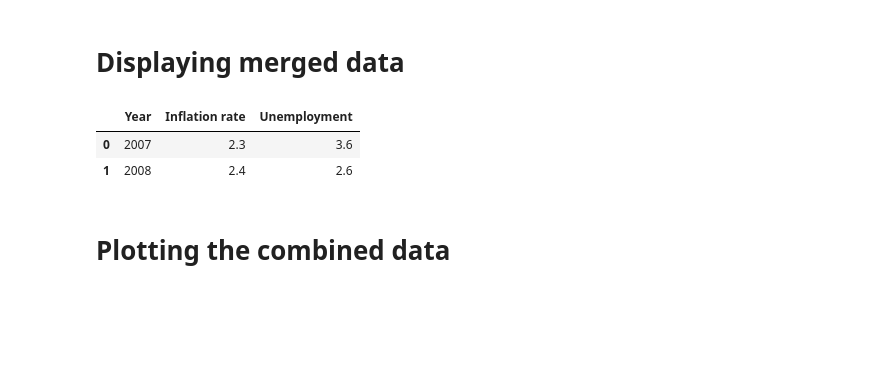
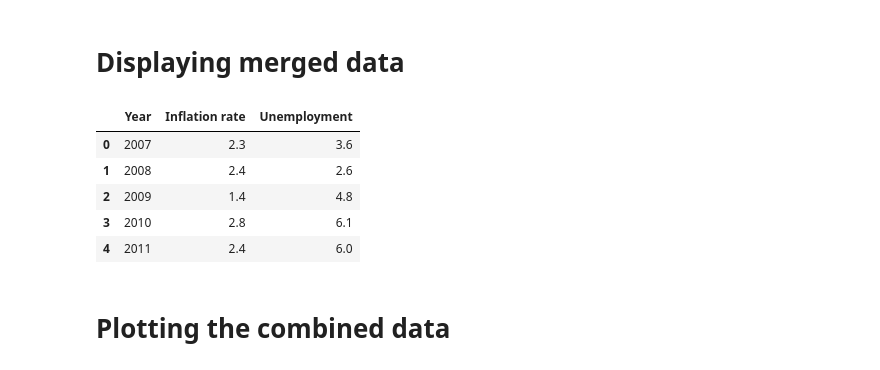
Before and after one commit to NumEconCopenhagen/projects-2024-sulaiman-phil-og-rabiah, a Jupyter notebook: dataproject/dataproject.ipynb, the cells around one changed output. Cells and saved outputs as stored; diff of their text form; code cells hidden in the pictures; blank space fills up the shorter version.

```diff
--- a/dataproject/dataproject.ipynb
+++ b/dataproject/dataproject.ipynb
@@ -56 +60,4 @@ PRIS111['Year'] = PRIS111['Year'].astype(int)
+# %%
+# Fetch and prepare the data
+inflation_data = fetch_and_prepare_data()
 # %%
@@ -100,5 +107,6 @@ unemp.sort_values(by='Year', inplace=True)
 ## Merging inflation- and unemployment data from Statistics Denmark
 # %%
 # Merging and sorting data
-merged = pd.merge(PRIS111, unemp, how='left', on=['Year'])
+merged = pd.merge(inflation_data, unemp, how='left', on='Year')
 merged.sort_values(by='Year', inplace=True)
+Combined_data = merged[['Year', 'Inflation rate', 'Unemployment']]
@@ -110,10 +114,13 @@ Combined_data = merged[['Year', 'Inflation rate', 'Unemployment']]
 # Displaying merged data
 # %%
 # Displaying the first few rows of the DataFrame
-Combined_data.head(2)
+display(Combined_data.head(5))
 # %% [output]
 |  | Year | Inflation rate | Unemployment |
 | 0 | 2007 | 2.3 | 3.6 |
 | 1 | 2008 | 2.4 | 2.6 |
+| 2 | 2009 | 1.4 | 4.8 |
+| 3 | 2010 | 2.8 | 6.1 |
+| 4 | 2011 | 2.4 | 6.0 |
 # %% [markdown]
 # Plotting the combined data
```
Also changed, not shown: parts of 20 cells of this notebook, 1 other file.
